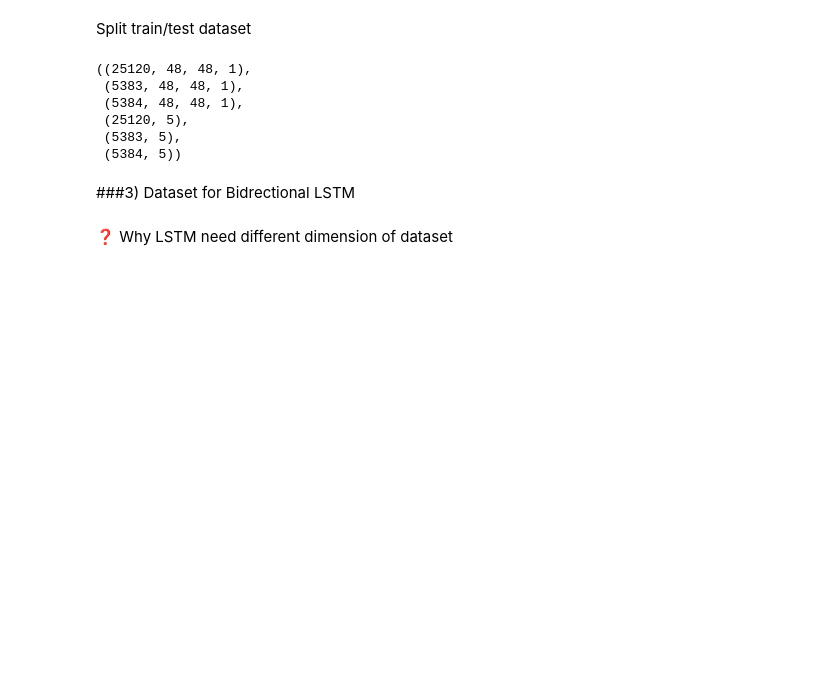
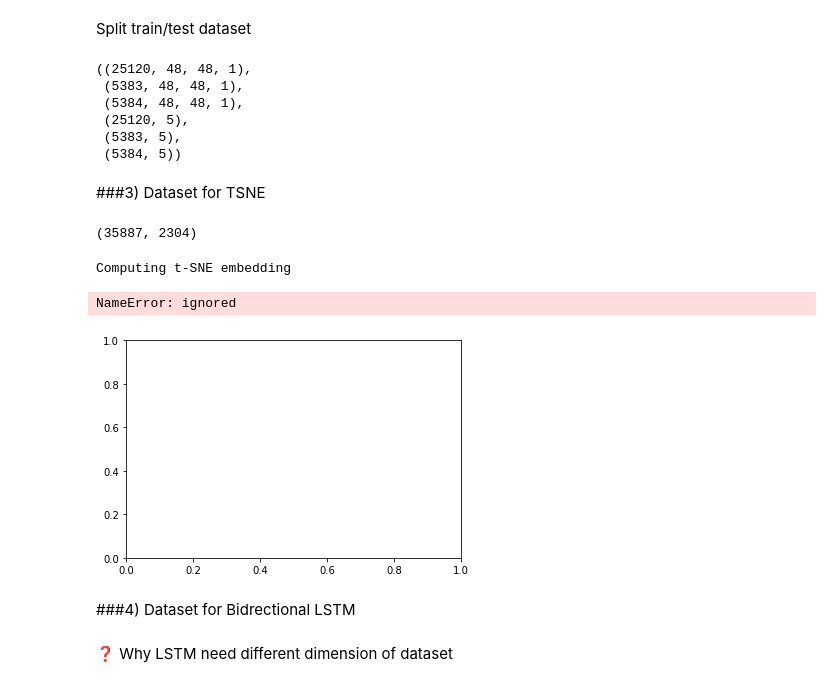
Before and after one commit to Gyeong-Hyeon/AI_Project, a Jupyter notebook: Section4/Facial_emotion_recognition.ipynb, the cells around one changed output. Drawn from its saved outputs; the diff is of its cells as text; code cells hidden in the pictures; blank space fills up the shorter version.

```diff
--- a/Section4/Facial_emotion_recognition.ipynb
+++ b/Section4/Facial_emotion_recognition.ipynb
@@ -188,3 +191,51 @@ X_train.shape, X_val.shape, X_test.shape, y_train.shape, y_val.shape, y_test.sha
  (25120, 5),
  (5383, 5),
  (5384, 5))
+# %% [markdown]
+###3) Dataset for TSNE
+# %%
+img_array_sne = df.pixels.apply(lambda x: np.array(x.split(' ')).astype('float32'))/255
+img_array_sne = np.stack(img_array_sne, axis=0)
+img_array_sne.shape
+# %% [output]
+(35887, 2304)
+# %%
+def plot_embedding(X, title=None):
+    x_min, x_max = np.min(X, 0), np.max(X, 0)
+    X = (X - x_min) / (x_max - x_min)
+    plt.figure()
+    ax = plt.subplot(111)
+    for i in range(X.shape[0]):
+        plt.text(X[i, 0], X[i, 1], str(digits.target[i]),
+                 color=plt.cm.Set1(y[i] / 10.),
+                 fontdict={'weight': 'bold', 'size': 9})
+    if hasattr(offsetbox, 'AnnotationBbox'):
+        ## only print thumbnails with matplotlib > 1.0
+        shown_images = np.array([[1., 1.]])  # just something big
+        for i in range(digits.data.shape[0]):
+            dist = np.sum((X[i] - shown_images) ** 2, 1)
+            if np.min(dist) < 4e-3:
+                ## don't show points that are too close
+                continue
+            shown_images = np.r_[shown_images, [X[i]]]
+            imagebox = offsetbox.AnnotationBbox(
+                offsetbox.OffsetImage(digits.images[i], cmap=plt.cm.gray_r),
+                X[i])
+            ax.add_artist(imagebox)
+    plt.xticks([]), plt.yticks([])
+    if title is not None:
+        plt.title(title)
+# %%
+## Computing t-SNE
+print("Computing t-SNE embedding")
+tsne = manifold.TSNE(n_components=2, init='pca', random_state=0, verbose=0,perplexity=40, n_iter=300)
+time_start = time.time()
+X_tsne = tsne.fit_transform(img_array_sne)
+plot_embedding(X_tsne,
+               "t-SNE embedding of the digits (time %.2fs)" %
+               (time.time()-time_start))
+plt.show()
+# %% [output]
+Computing t-SNE embedding
+NameError: ignored
+[figure, added]
@@ -191,5 +250,5 @@ X_train.shape, X_val.shape, X_test.shape, y_train.shape, y_val.shape, y_test.sha
 # %% [markdown]
-###3) Dataset for Bidrectional LSTM
+###4) Dataset for Bidrectional LSTM
 # %% [markdown]
 ❓ Why LSTM need different dimension of dataset
 # %%
```
Also changed, not shown: parts of 8 cells of this notebook.
